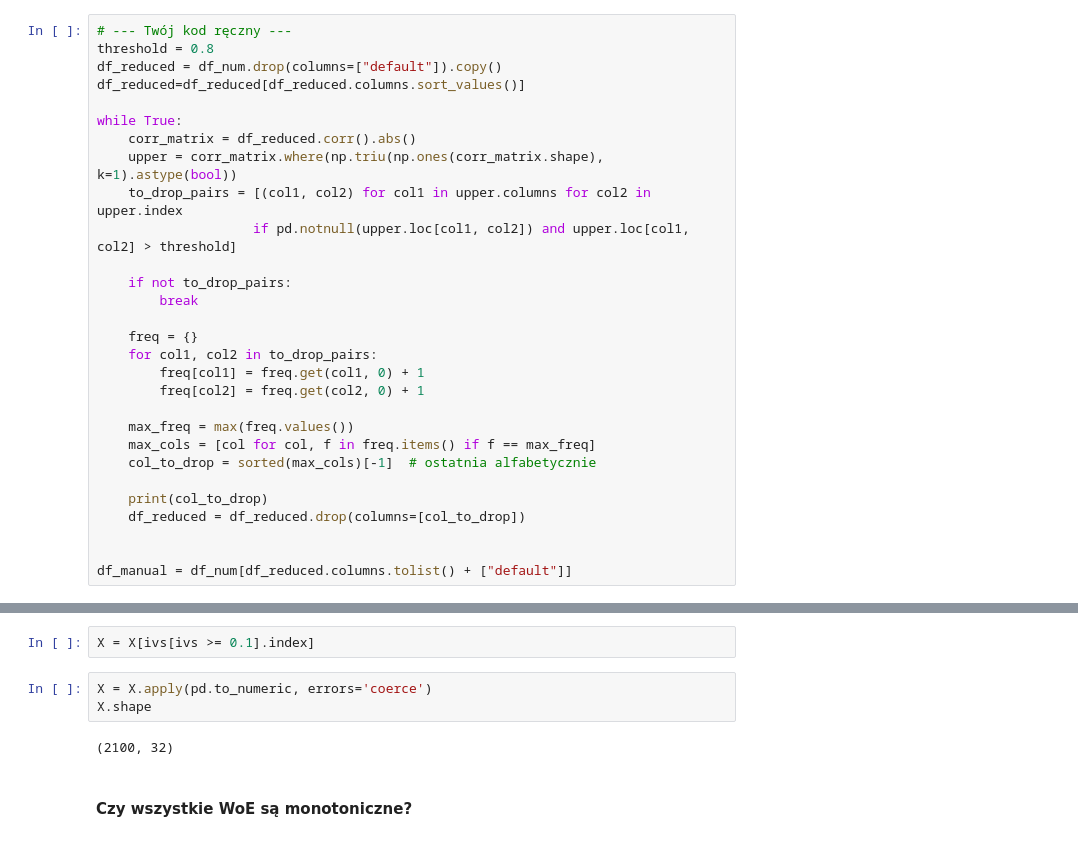
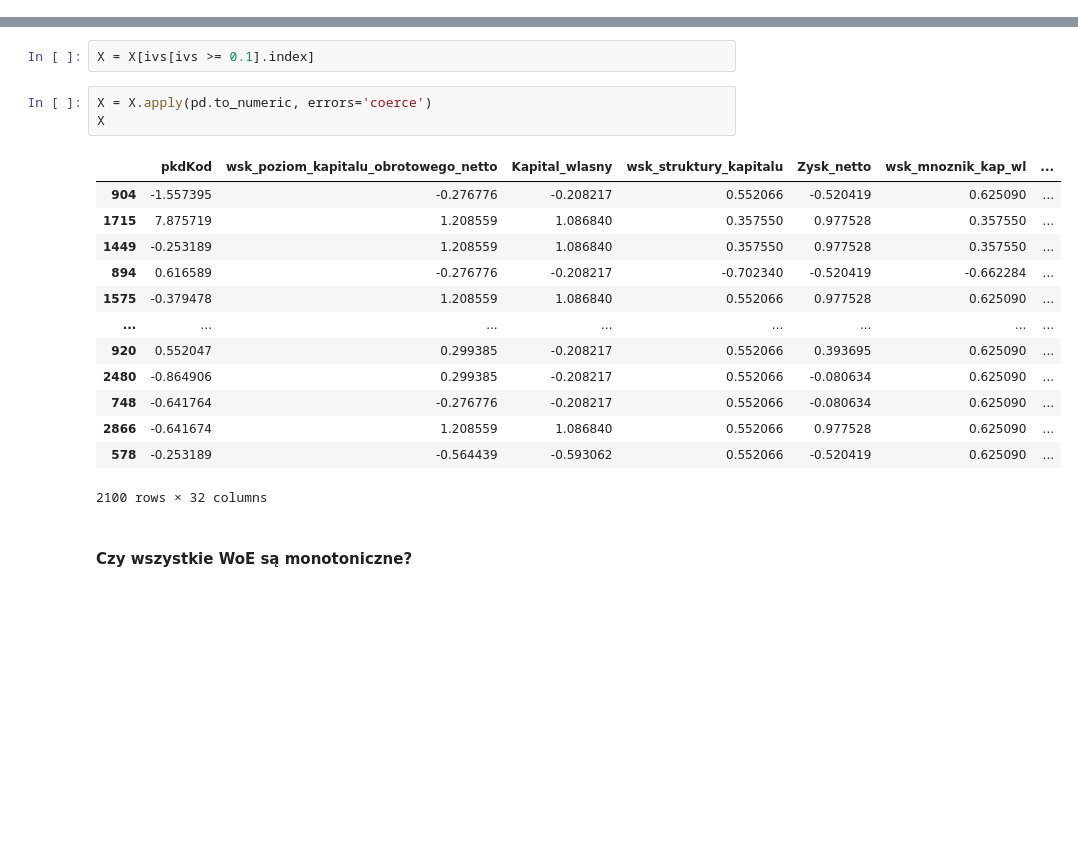
Before and after one commit to Karol315/Interpretability_of_machine_learning_project, a Jupyter notebook: Scoring.ipynb, the cells around one changed output, grey strips where cells are left out. Saved outputs shown, nothing was run; the diff lists cells and outputs as text; blank space fills up the shorter version.

```diff
--- a/Scoring.ipynb
+++ b/Scoring.ipynb
@@ -584,32 +584,3 @@ df_num
 | 2866 | 1826.0 | 14.832793 | 8.702788 | 14.832781 | 13.205609 | ... |
 | 578 | 4788.0 | 11.767772 | 11.119927 | 12.874897 | 12.592099 | ... |
 2100 rows × 82 columns
-# %%
-# --- Twój kod ręczny ---
-threshold = 0.8
-df_reduced = df_num.drop(columns=["default"]).copy()
-df_reduced=df_reduced[df_reduced.columns.sort_values()]
-
-while True:
-    corr_matrix = df_reduced.corr().abs()
-    upper = corr_matrix.where(np.triu(np.ones(corr_matrix.shape), k=1).astype(bool))
-    to_drop_pairs = [(col1, col2) for col1 in upper.columns for col2 in upper.index
-                    if pd.notnull(upper.loc[col1, col2]) and upper.loc[col1, col2] > threshold]
-
-    if not to_drop_pairs:
-        break
-
-    freq = {}
-    for col1, col2 in to_drop_pairs:
-        freq[col1] = freq.get(col1, 0) + 1
-        freq[col2] = freq.get(col2, 0) + 1
-
-    max_freq = max(freq.values())
-    max_cols = [col for col, f in freq.items() if f == max_freq]
-    col_to_drop = sorted(max_cols)[-1]  # ostatnia alfabetycznie
-
-    print(col_to_drop)
-    df_reduced = df_reduced.drop(columns=[col_to_drop])
-
-
-df_manual = df_num[df_reduced.columns.tolist() + ["default"]]
@@ -817,9 +767,21 @@ dtype: float64
 X = X[ivs[ivs >= 0.1].index]
 # %%
 X = X.apply(pd.to_numeric, errors='coerce')
-X.shape
+X
 # %% [output]
+|  | pkdKod | wsk_poziom_kapitalu_obrotowego_netto | Kapital_wlasny | wsk_struktury_kapitalu | Zysk_netto | wsk_mnoznik_kap_wl | ... |
+| 904 | -1.557395 | -0.276776 | -0.208217 | 0.552066 | -0.520419 | 0.625090 | ... |
+| 1715 | 7.875719 | 1.208559 | 1.086840 | 0.357550 | 0.977528 | 0.357550 | ... |
+| 1449 | -0.253189 | 1.208559 | 1.086840 | 0.357550 | 0.977528 | 0.357550 | ... |
+| 894 | 0.616589 | -0.276776 | -0.208217 | -0.702340 | -0.520419 | -0.662284 | ... |
+| 1575 | -0.379478 | 1.208559 | 1.086840 | 0.552066 | 0.977528 | 0.625090 | ... |
+| ... | ... | ... | ... | ... | ... | ... | ... |
+| 920 | 0.552047 | 0.299385 | -0.208217 | 0.552066 | 0.393695 | 0.625090 | ... |
+| 2480 | -0.864906 | 0.299385 | -0.208217 | 0.552066 | -0.080634 | 0.625090 | ... |
+| 748 | -0.641764 | -0.276776 | -0.208217 | 0.552066 | -0.080634 | 0.625090 | ... |
+| 2866 | -0.641674 | 1.208559 | 1.086840 | 0.552066 | 0.977528 | 0.625090 | ... |
+| 578 | -0.253189 | -0.564439 | -0.593062 | 0.552066 | -0.520419 | 0.625090 | ... |
-(2100, 32)
+2100 rows × 32 columns
 # %% [markdown]
 #### Czy wszystkie WoE są monotoniczne?
 # %%
```
Also changed, not shown: parts of 3 cells of this notebook, 1 other file.
